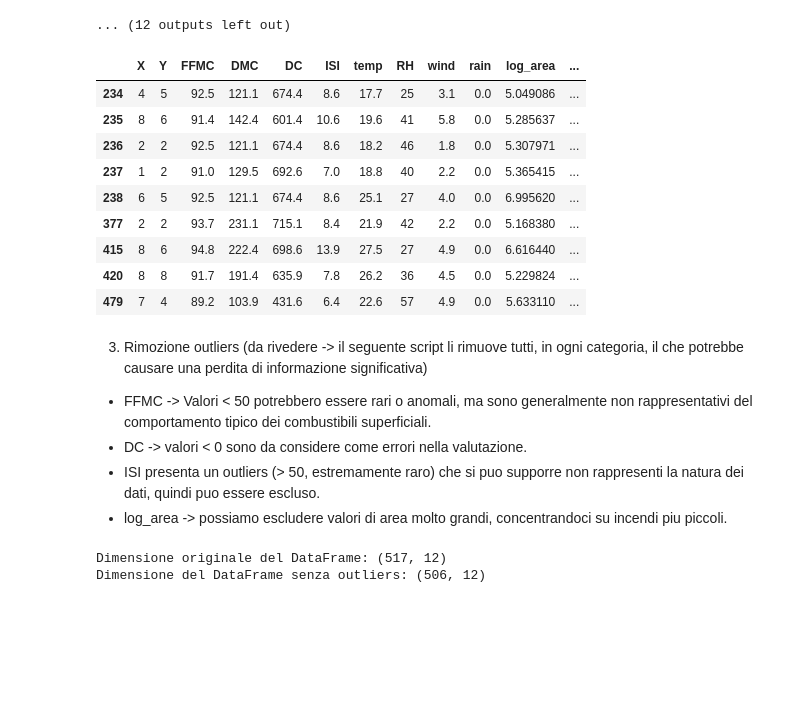
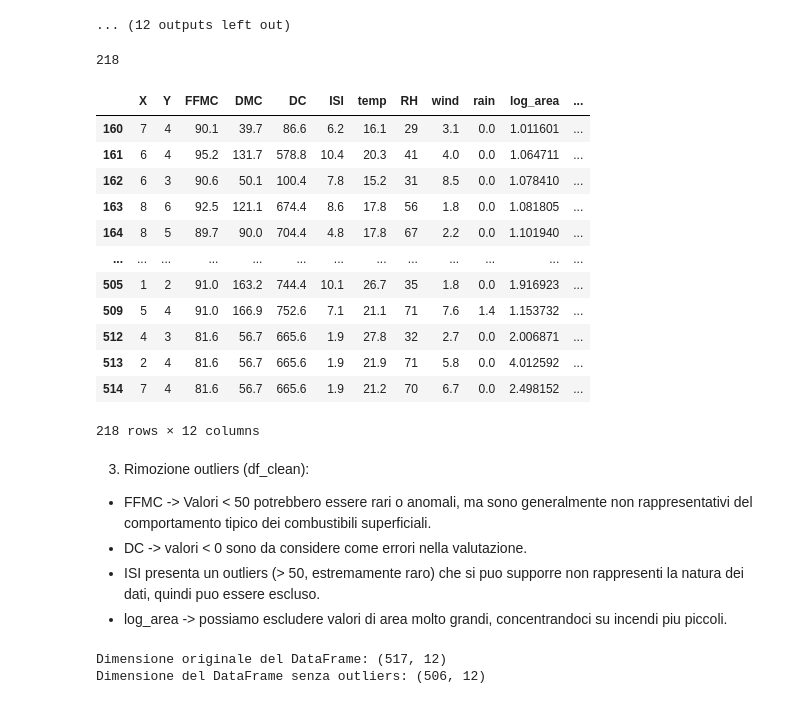
Before and after one commit to aledigirm3/ML-project, a Jupyter notebook: version1.ipynb, the cells around one changed output. Saved outputs shown, nothing was run; the diff lists cells and outputs as text; code cells hidden in the pictures; blank space fills up the shorter version.

```diff
--- a/version1.ipynb
+++ b/version1.ipynb
@@ -251,27 +258,31 @@ Colonna ISI: 23 outliers
 ... (12 outputs left out)
 # %%
 # Sezione per verifiche sull'attendibilità degli outliers
-outliers_ISI = df_temp[df_temp['ISI'] <= 0]
+outliers_ISI = df_temp[df_temp['ISI'] > 17]
 outliers_temp = df_temp[df_temp['temp'] < 3]
 outliers_FFMC = df_temp[df_temp['FFMC'] < 50]
 outliers_DC = df_temp[df_temp['DC'] < 10]
-outliers_log_area = df_temp[df_temp['log_area'] > 5]
+outliers_log_area = df_temp[df_temp['log_area'] > 1]
 
-
+print(len(outliers_log_area))
 outliers_log_area
 # %% [output]
+218
 |  | X | Y | FFMC | DMC | DC | ISI | temp | RH | wind | rain | log_area | ... |
-| 234 | 4 | 5 | 92.5 | 121.1 | 674.4 | 8.6 | 17.7 | 25 | 3.1 | 0.0 | 5.049086 | ... |
-| 235 | 8 | 6 | 91.4 | 142.4 | 601.4 | 10.6 | 19.6 | 41 | 5.8 | 0.0 | 5.285637 | ... |
-| 236 | 2 | 2 | 92.5 | 121.1 | 674.4 | 8.6 | 18.2 | 46 | 1.8 | 0.0 | 5.307971 | ... |
-| 237 | 1 | 2 | 91.0 | 129.5 | 692.6 | 7.0 | 18.8 | 40 | 2.2 | 0.0 | 5.365415 | ... |
-| 238 | 6 | 5 | 92.5 | 121.1 | 674.4 | 8.6 | 25.1 | 27 | 4.0 | 0.0 | 6.995620 | ... |
-| 377 | 2 | 2 | 93.7 | 231.1 | 715.1 | 8.4 | 21.9 | 42 | 2.2 | 0.0 | 5.168380 | ... |
-| 415 | 8 | 6 | 94.8 | 222.4 | 698.6 | 13.9 | 27.5 | 27 | 4.9 | 0.0 | 6.616440 | ... |
-| 420 | 8 | 8 | 91.7 | 191.4 | 635.9 | 7.8 | 26.2 | 36 | 4.5 | 0.0 | 5.229824 | ... |
-| 479 | 7 | 4 | 89.2 | 103.9 | 431.6 | 6.4 | 22.6 | 57 | 4.9 | 0.0 | 5.633110 | ... |
+| 160 | 7 | 4 | 90.1 | 39.7 | 86.6 | 6.2 | 16.1 | 29 | 3.1 | 0.0 | 1.011601 | ... |
+| 161 | 6 | 4 | 95.2 | 131.7 | 578.8 | 10.4 | 20.3 | 41 | 4.0 | 0.0 | 1.064711 | ... |
+| 162 | 6 | 3 | 90.6 | 50.1 | 100.4 | 7.8 | 15.2 | 31 | 8.5 | 0.0 | 1.078410 | ... |
+| 163 | 8 | 6 | 92.5 | 121.1 | 674.4 | 8.6 | 17.8 | 56 | 1.8 | 0.0 | 1.081805 | ... |
+| 164 | 8 | 5 | 89.7 | 90.0 | 704.4 | 4.8 | 17.8 | 67 | 2.2 | 0.0 | 1.101940 | ... |
+| ... | ... | ... | ... | ... | ... | ... | ... | ... | ... | ... | ... | ... |
+| 505 | 1 | 2 | 91.0 | 163.2 | 744.4 | 10.1 | 26.7 | 35 | 1.8 | 0.0 | 1.916923 | ... |
+| 509 | 5 | 4 | 91.0 | 166.9 | 752.6 | 7.1 | 21.1 | 71 | 7.6 | 1.4 | 1.153732 | ... |
+| 512 | 4 | 3 | 81.6 | 56.7 | 665.6 | 1.9 | 27.8 | 32 | 2.7 | 0.0 | 2.006871 | ... |
+| 513 | 2 | 4 | 81.6 | 56.7 | 665.6 | 1.9 | 21.9 | 71 | 5.8 | 0.0 | 4.012592 | ... |
+| 514 | 7 | 4 | 81.6 | 56.7 | 665.6 | 1.9 | 21.2 | 70 | 6.7 | 0.0 | 2.498152 | ... |
+218 rows × 12 columns
 # %% [markdown]
-3) Rimozione outliers (da rivedere -> il seguente script li rimuove tutti, in ogni categoria, il che potrebbe causare una perdita di informazione significativa)
+3) Rimozione outliers (df_clean):
 
 - FFMC -> Valori < 50 potrebbero essere rari o anomali, ma sono generalmente non rappresentativi del comportamento tipico dei combustibili superficiali.
 - DC -> valori < 0 sono da considere come errori nella valutazione.
```
Also changed, not shown: parts of 10 cells of this notebook.
